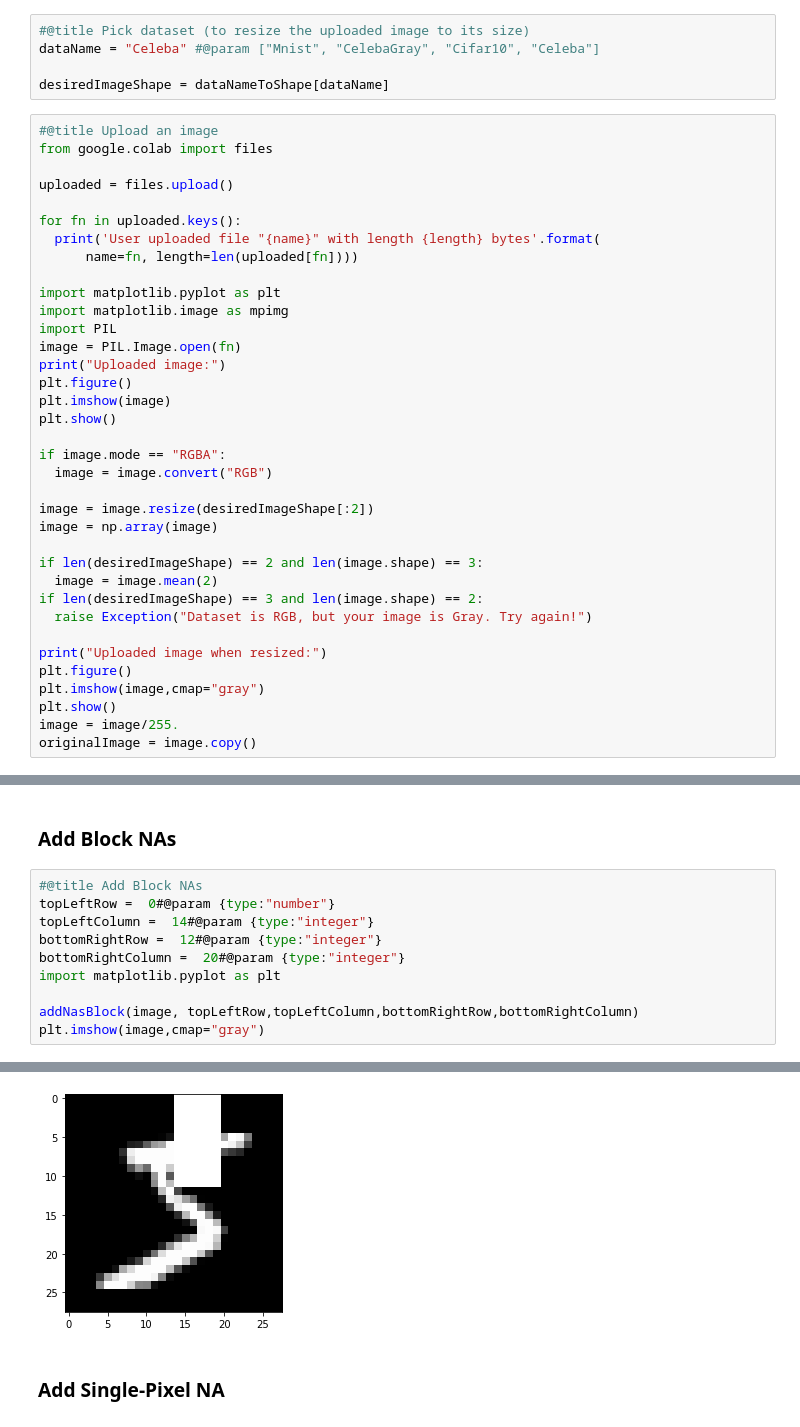
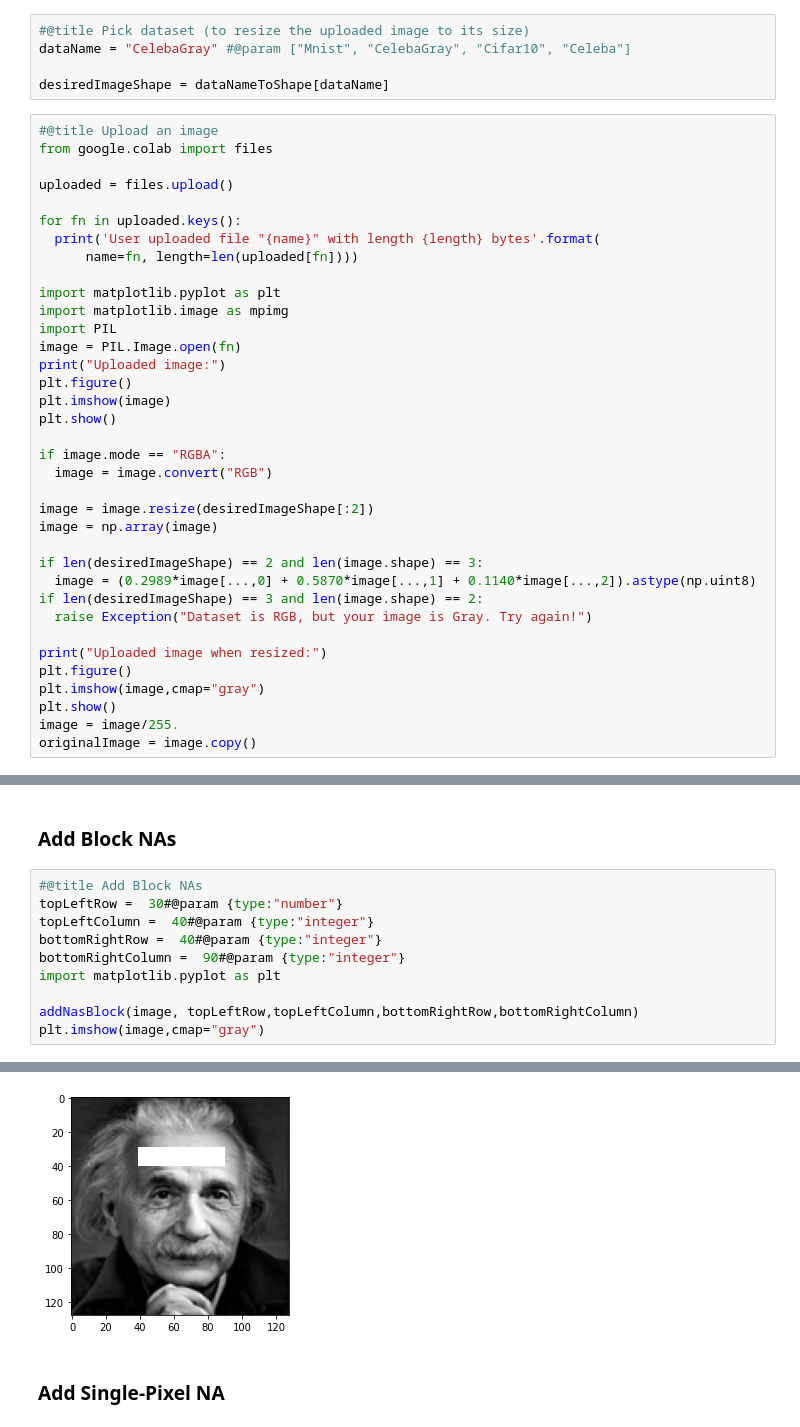
Before and after one commit to aciobanusebi/mle-inpainting, a Jupyter notebook: clean_mle_inpainting_small_medium.ipynb, the cells around one changed output, grey strips where cells are left out. Saved outputs shown, nothing was run; the diff lists cells and outputs as text.

```diff
--- a/clean_mle_inpainting_small_medium.ipynb
+++ b/clean_mle_inpainting_small_medium.ipynb
@@ -2872,7 +2868,7 @@ originalImage = image.copy()
 ### Upload your own image
 # %%
 #@title Pick dataset (to resize the uploaded image to its size)
-dataName = "Celeba" #@param ["Mnist", "CelebaGray", "Cifar10", "Celeba"]
+dataName = "CelebaGray" #@param ["Mnist", "CelebaGray", "Cifar10", "Celeba"]
 
 desiredImageShape = dataNameToShape[dataName]
 # %%
@@ -2901,7 +2897,7 @@ image = image.resize(desiredImageShape[:2])
 image = np.array(image)
 
 if len(desiredImageShape) == 2 and len(image.shape) == 3:
-  image = image.mean(2)
+  image = (0.2989*image[...,0] + 0.5870*image[...,1] + 0.1140*image[...,2]).astype(np.uint8)
 if len(desiredImageShape) == 3 and len(image.shape) == 2:
   raise Exception("Dataset is RGB, but your image is Gray. Try again!")
 
@@ -2917,17 +2921,17 @@ originalImage = image.copy()
 ### Add Block NAs
 # %%
 #@title Add Block NAs
-topLeftRow =  0#@param {type:"number"}
-topLeftColumn =  14#@param {type:"integer"}
-bottomRightRow =  12#@param {type:"integer"}
-bottomRightColumn =  20#@param {type:"integer"}
+topLeftRow =  30#@param {type:"number"}
+topLeftColumn =  40#@param {type:"integer"}
+bottomRightRow =  40#@param {type:"integer"}
+bottomRightColumn =  90#@param {type:"integer"}
 import matplotlib.pyplot as plt
 
 addNasBlock(image, topLeftRow,topLeftColumn,bottomRightRow,bottomRightColumn)
 plt.imshow(image,cmap="gray")
 # %% [output]
 <matplotlib.image.AxesImage at 0x...>
-[figure, old version]
+[figure, new version]
 # %% [markdown]
 ### Add Single-Pixel NA
 # %%
```
Also changed, not shown: parts of 4 cells of this notebook.
